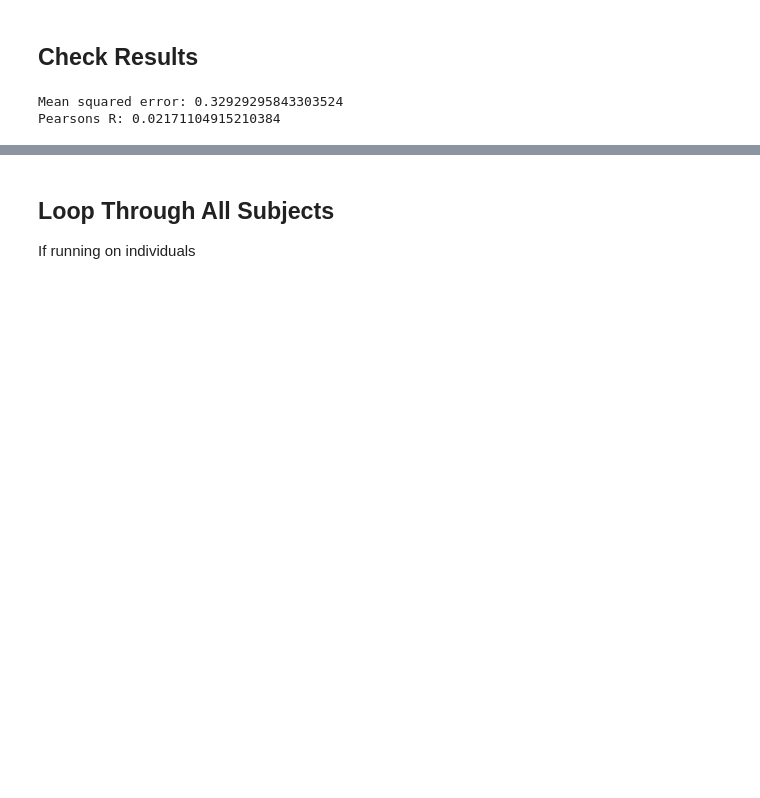
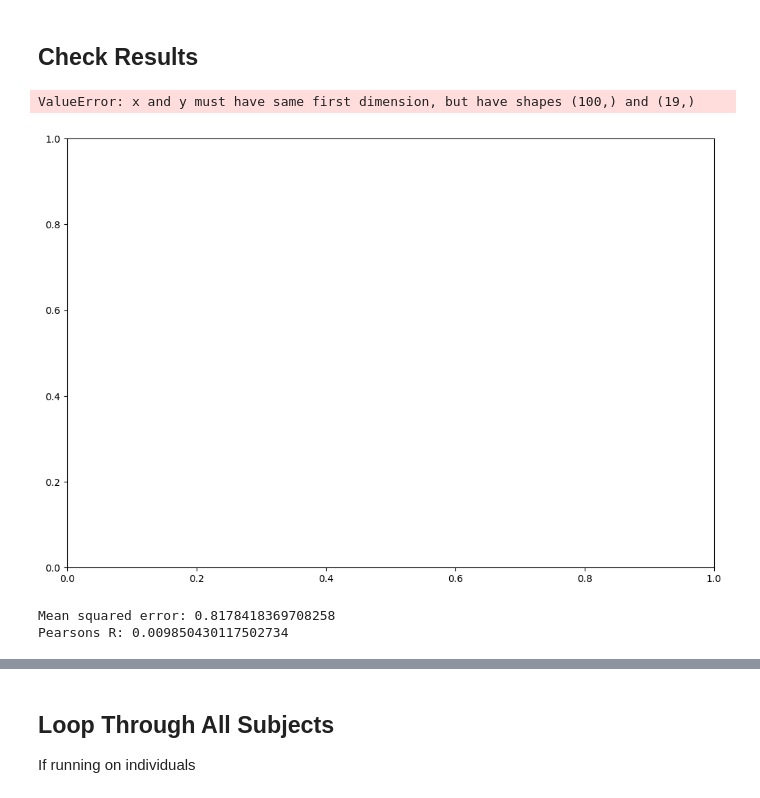
Before and after one commit to LaasyaMunjeti/EBM-Nexis, a Jupyter notebook: Running_nexis_forward.ipynb, the cells around one changed output, grey strips where cells are left out. Saved outputs shown, nothing was run; the diff lists cells and outputs as text; code cells hidden in the pictures; blank space fills up the shorter version.

```diff
--- a/Running_nexis_forward.ipynb
+++ b/Running_nexis_forward.ipynb
@@ -256,5 +342,45 @@ plt = heatmap(init_vec_method, Y)
 # %% [markdown]
 ## Check Results
+# %%
+# Plot regions of Y against those region in EBM regional interpolations
+
+Y_for_figure = pandas.DataFrame(Y)
+Y_for_figure = Y_for_figure.T
+Y_for_figure.columns = regions
+Y_for_figure = Y_for_figure[['ctx-lh-inferiortemporal','ctx-lh-entorhinal','Left-Hippocampus']]
+Y_for_figure = Y_for_figure.rename(columns={'ctx-lh-inferiortemporal': 'inferiortemporal_Y', 'ctx-lh-entorhinal': 'entorhinal_Y', 'Left-Hippocampus': 'Hippocampus_Y'})
+
+EBM_for_figure = pandas.DataFrame(EBM_data_excluded)
+EBM_for_figure = EBM_for_figure.T
+EBM_for_figure.columns = regions
+EBM_for_figure = EBM_for_figure[['ctx-lh-inferiortemporal','ctx-lh-entorhinal','Left-Hippocampus']]
+EBM_for_figure = EBM_for_figure.rename(columns={'ctx-lh-inferiortemporal': 'inferiortemporal_EBM', 'ctx-lh-entorhinal': 'entorhinal_EBM', 'Left-Hippocampus': 'Hippocampus_EBM'})
+
+for_figure = pandas.merge(EBM_for_figure,Y_for_figure,left_index=True, right_index=True)
+
+plt.figure(figsize=(12, 8))
+colors = ['#FE0101', '#FFD700', '#00008B', '#FA8072', '#FFFF66', '#87CEFA']
+xnew = np.linspace(0, 16, 100)
+
+for idx, (col, color) in enumerate(zip(for_figure.columns, colors)):
+    col_data = for_figure[col]
+    plt.plot(xnew, col_data, '-', color=color, label=col, linewidth=2.5)
+
+# Remove tick labels but keep ticks
+#plt.gca().set_xticklabels([])
+#plt.gca().set_yticklabels([])
+
+plt.legend(loc='best', bbox_to_anchor=(1.05, 1), ncol=1)
+
+# Keep axis labels
+plt.xlabel('Stages')
+plt.ylabel('Tau density')
+
+# Show the plot
+plt.show()
+# %% [output]
+ValueError: x and y must have same first dimension, but have shapes (100,) and (19,)
+[figure, added]
 # %%
 # Calculate MSE between EBM data and Y
 if individual == 1:
@@ -264,10 +390,8 @@ else:
 print('Mean squared error: ' + str(mse))
 
 # Calculate R
-Y_edited = Y_edited.flatten()
-patient_tau = patient_tau.flatten()
-R, p_value = pearsonr(Y_edited, patient_tau)
+R, p_value = pearsonr(Y_edited.flatten(), patient_tau.flatten())
 print('Pearsons R: ' + str(R))
 # %% [output]
-Mean squared error: 0.32929295843303524
-Pearsons R: 0.02171104915210384
+Mean squared error: 0.8178418369708258
+Pearsons R: 0.009850430117502734
```
Also changed, not shown: parts of 12 cells of this notebook.
